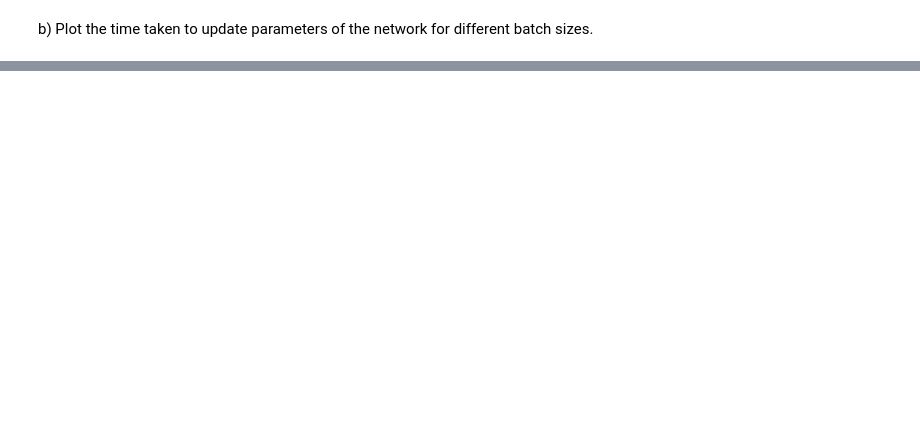
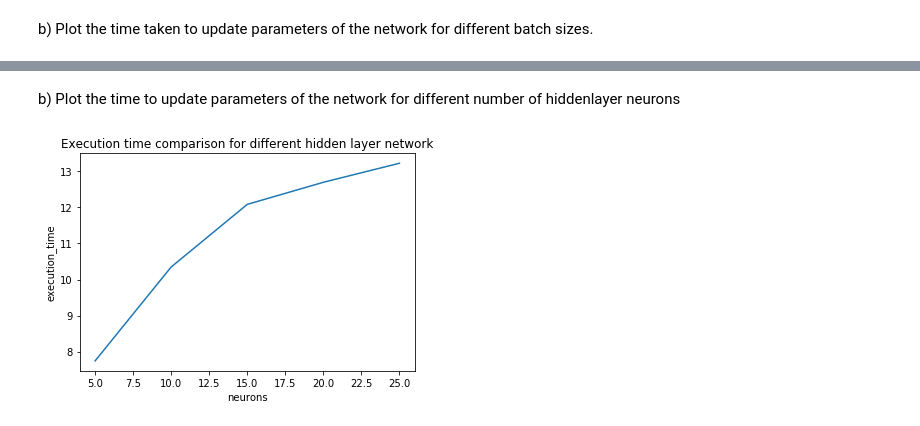
Before and after one commit to edwardsujono/assignment_neural_network, a Jupyter notebook: Classification Problem.ipynb, the cells around one changed output, grey strips where cells are left out. Drawn from its saved outputs; the diff is of its cells as text; code cells hidden in the pictures; blank space fills up the shorter version.

```diff
--- a/Classification Problem.ipynb
+++ b/Classification Problem.ipynb
@@ -404,0 +439,45 @@ data_visualization.show_plot(
+# %%
+list_neurons = [5, 10, 15, 20, 25]
+batch_size = 64
+epochs = 100
+
+list_training_error, list_test_prediction, list_execution_time = [], [], []
+
+for neurons in list_neurons:
+
+    softmax_nn = SoftmaxNeuralNetwork(train_x=train_x.as_matrix(), train_y=train_y,
+                                      list_of_neuron_on_hidden_layer=[neurons], verbose=False)
+    softmax_nn.start_train(batch_size=batch_size, test_x=test_x, test_y=test_y, epochs=epochs)
+
+    cost_train, prediction_train, exec_time = softmax_nn.get_train_result()
+    cost_test, prediction_test = softmax_nn.get_test_result()
+
+    list_training_error.append(cost_train)
+    list_test_prediction.append(prediction_test)
+    list_execution_time.append(exec_time)
+
+    %matplotlib inline
+
+    data_visualization.show_plot(
+        list_x_point=range(epochs), list_y_point=cost_train,
+        x_label="epochs", y_label="training_error", title="Training Error Comparisons With Neurons " + str(neurons),
+        figure_name=str(neurons)+"_training_error_comparison.png"
+    )
+    data_visualization.show_plot(
+        list_x_point=range(epochs), list_y_point=prediction_test,
+        x_label="epochs", y_label="prediction", title="Prediction With Neurons " + str(neurons),
+        figure_name=str(neurons)+"_prediction_comparison.png"
+    )
+# %% [markdown]
+b) Plot the time to update parameters of the network for different number of hiddenlayer
+neurons
+# %%
+%matplotlib inline
+
+data_visualization.show_plot(
+    list_x_point=list_neurons, list_y_point=list_execution_time,
+    x_label="neurons", y_label="execution_time", title="Execution time comparison for different hidden layer network",
+    figure_name="hidden_layer_xec_time_comparison.png"
+)
+# %% [output]
+[figure, added]
```
Also changed, not shown: parts of 24 cells of this notebook, 3 other files.
